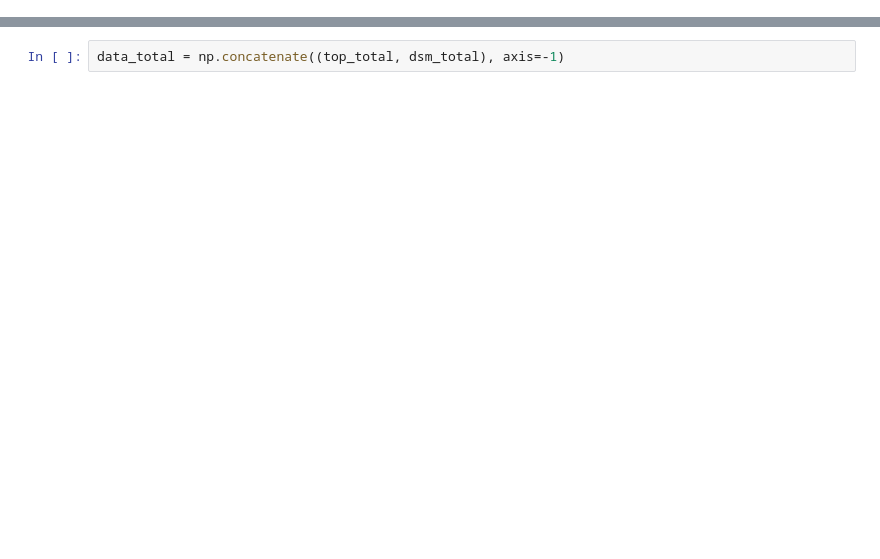
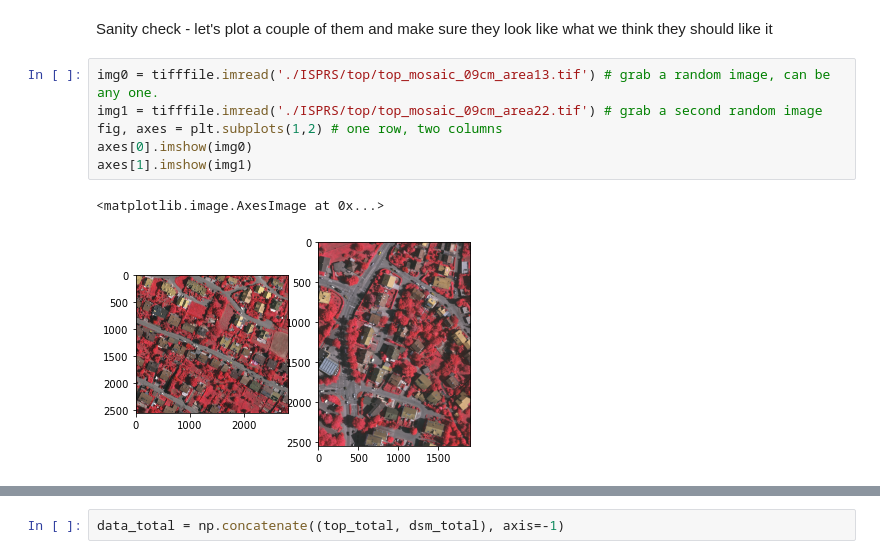
Before and after one commit to mmorphew/unet_remote_sensing, a Jupyter notebook: TIFF to NumPy.ipynb, the cells around one changed output, grey strips where cells are left out. Cells and saved outputs as stored; diff of their text form; blank space fills up the shorter version.

```diff
--- a/TIFF to NumPy.ipynb
+++ b/TIFF to NumPy.ipynb
@@ -14,2 +21,13 @@ print(file_list)
 # %% [output]
 ['./ISPRS/top\\top_mosaic_09cm_area1.tif', './ISPRS/top\\top_mosaic_09cm_area10.tif', './ISPRS/top\\top_mosaic_09cm_area11.tif', './ISPRS/top\\top_mosaic_09cm_area12.tif', './ISPRS/top\\top_mosaic_09c ...
+# %% [markdown]
+Sanity check - let's plot a couple of them and make sure they look like what we think they should like it
+# %%
+img0 = tifffile.imread('./ISPRS/top/top_mosaic_09cm_area13.tif') # grab a random image, can be any one.
+img1 = tifffile.imread('./ISPRS/top/top_mosaic_09cm_area22.tif') # grab a second random image
+fig, axes = plt.subplots(1,2) # one row, two columns
+axes[0].imshow(img0)
+axes[1].imshow(img1)
+# %% [output]
+<matplotlib.image.AxesImage at 0x...>
+[figure, added]
```
Also changed, not shown: parts of 40 cells of this notebook, 2 other files.
